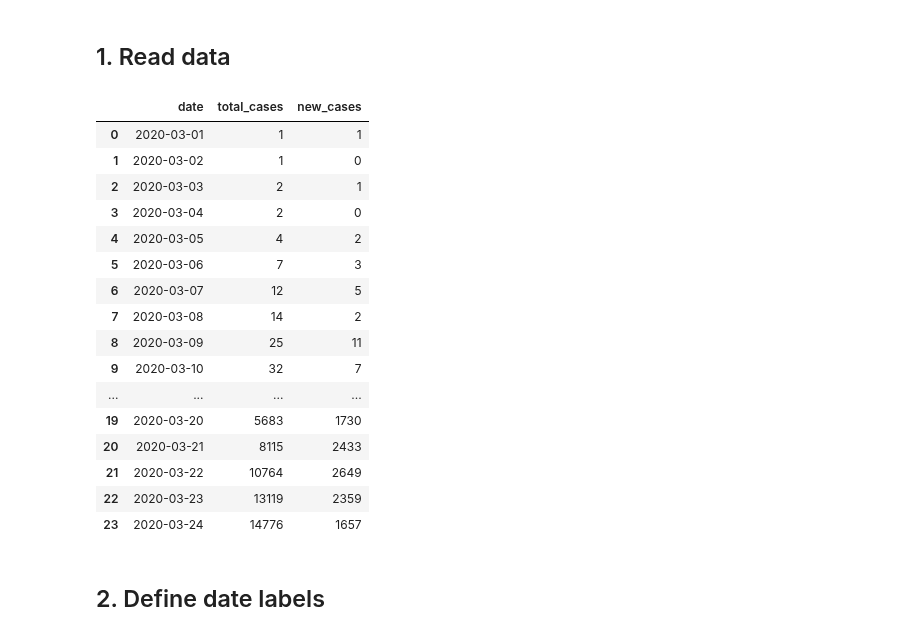
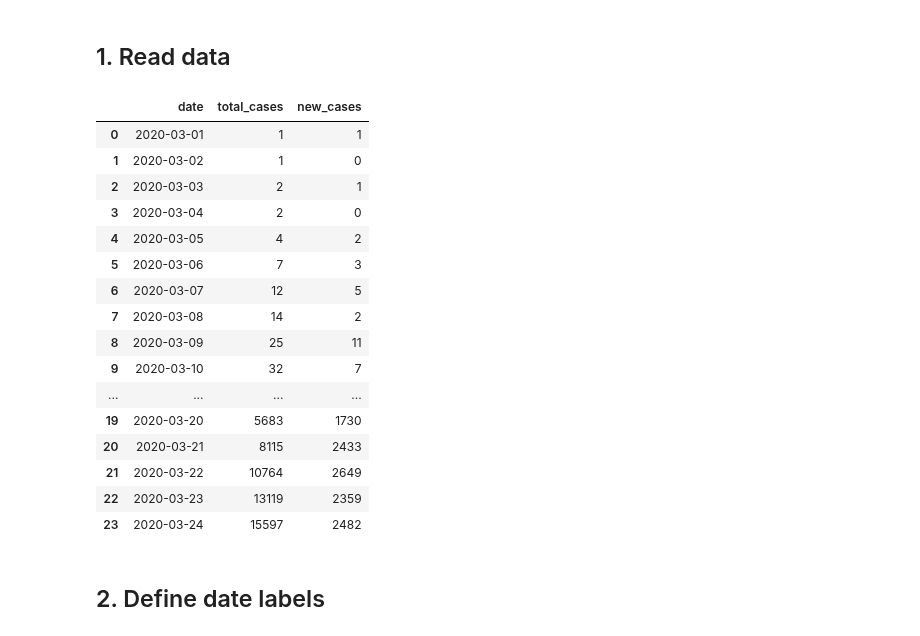
Before and after one commit to carlos-afonso/COVID-19, a Jupyter notebook: notebooks/nyc-covid-19-cases-over-time.ipynb, the cells around one changed output. Drawn from its saved outputs; the diff is of its cells as text; code cells hidden in the pictures.

```diff
--- a/notebooks/nyc-covid-19-cases-over-time.ipynb
+++ b/notebooks/nyc-covid-19-cases-over-time.ipynb
@@ -11,31 +11,31 @@ import pandas as pd
 # %% [markdown]
 ## 1. Read data
 # %%
-update_str = 'as reported by NYC Health on March 24, 2020, 9:45 am'
+update_str = 'as reported by NYC Health on March 24, 2020, 5 pm'
 source_str = 'Data: nyc.gov/coronavirus - Plot: carlos-afonso.github.io/COVID-19'
 
 data_file = '../data/nyc-health-daily-data-summary/nyc-covid-19-cases-over-time.csv'
 
 df = pd.read_csv(data_file)
 df
 # %% [output]
 |  | date | total_cases | new_cases |
 | 0 | 2020-03-01 | 1 | 1 |
 | 1 | 2020-03-02 | 1 | 0 |
 | 2 | 2020-03-03 | 2 | 1 |
 | 3 | 2020-03-04 | 2 | 0 |
 | 4 | 2020-03-05 | 4 | 2 |
 | 5 | 2020-03-06 | 7 | 3 |
 | 6 | 2020-03-07 | 12 | 5 |
 | 7 | 2020-03-08 | 14 | 2 |
 | 8 | 2020-03-09 | 25 | 11 |
 | 9 | 2020-03-10 | 32 | 7 |
 | ... | ... | ... | ... |
 | 19 | 2020-03-20 | 5683 | 1730 |
 | 20 | 2020-03-21 | 8115 | 2433 |
 | 21 | 2020-03-22 | 10764 | 2649 |
 | 22 | 2020-03-23 | 13119 | 2359 |
-| 23 | 2020-03-24 | 14776 | 1657 |
+| 23 | 2020-03-24 | 15597 | 2482 |
 # %% [markdown]
 ## 2. Define date labels
 # %%
```
Also changed, not shown: parts of 12 cells of this notebook, 8 other files.
